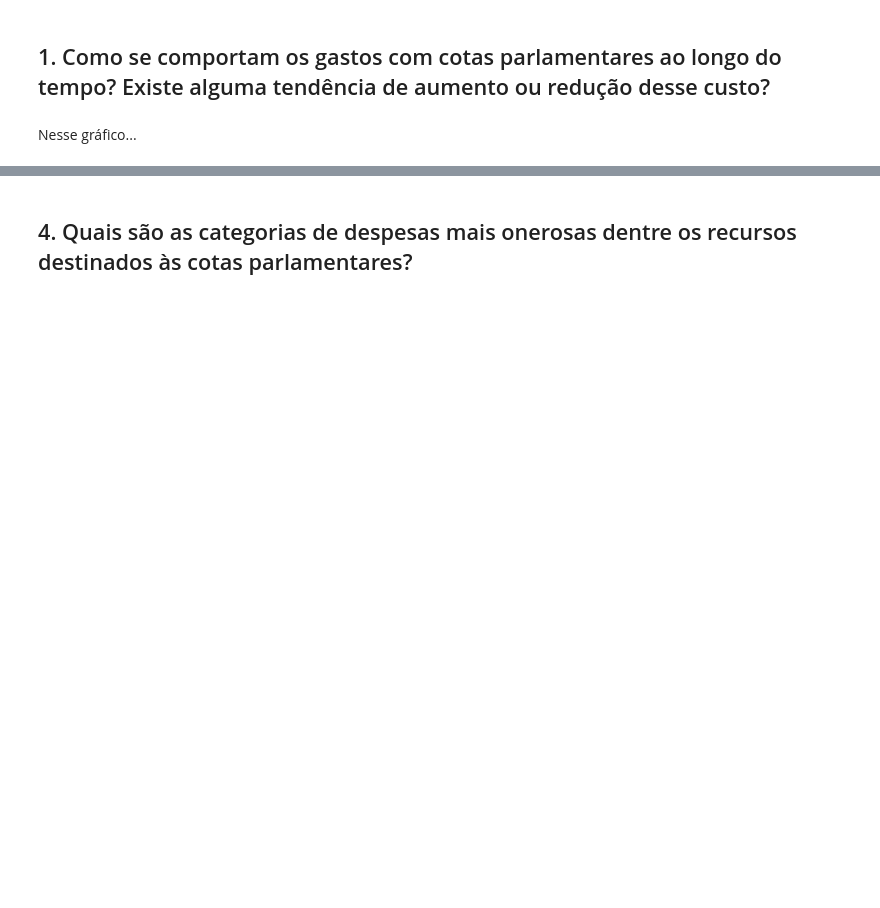
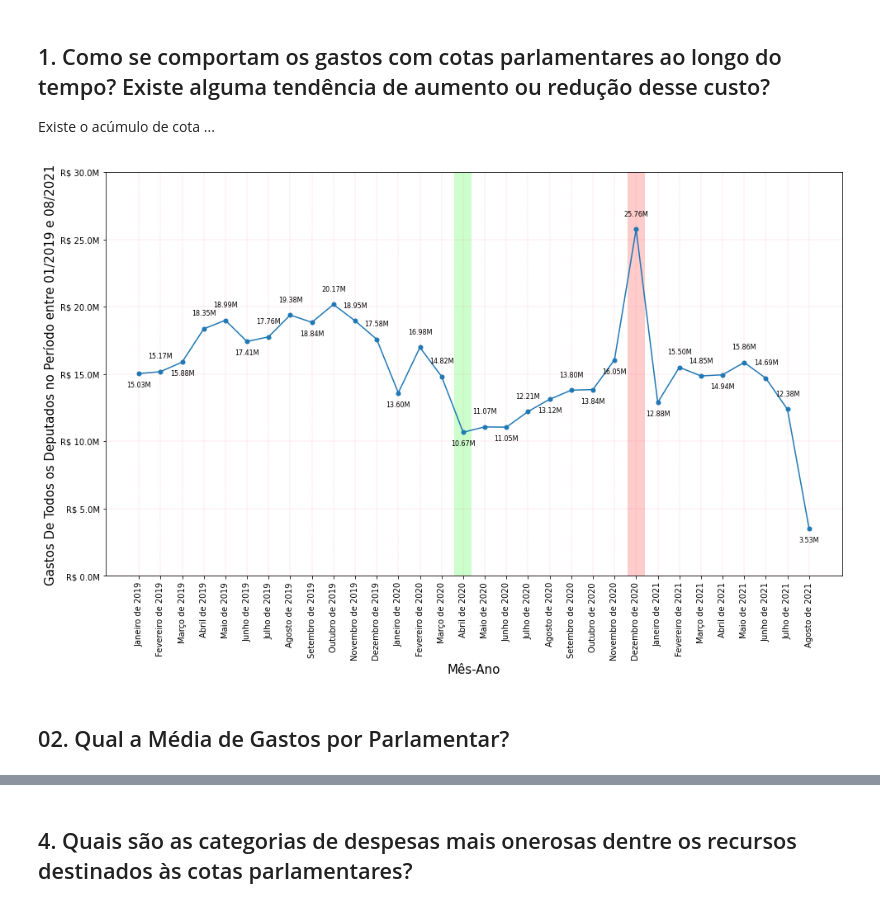
Before and after one commit to derekmartins/AnaliseCotaParlamentarDeputadosFederais, a Jupyter notebook: Análise Final.ipynb, the cells around one changed output, grey strips where cells are left out. Drawn from its saved outputs; the diff is of its cells as text; code cells hidden in the pictures; blank space fills up the shorter version.

Commit message:
Atualização dos Gráficos Análise Final

```diff
--- a/Análise Final.ipynb
+++ b/Análise Final.ipynb
@@ -7,8 +11,19 @@ df_2021 =liora.carregar_df_2021()
+# %%
+dado = utils.carregar_dados_todos_anos()
 # %% [markdown]
 ## 1. Como se comportam os gastos com cotas parlamentares ao longo do tempo? Existe alguma tendência de aumento ou redução desse custo?
+
+Existe o acúmulo de cota ...
-# %% [markdown]
-Nesse gráfico...
 # %%
+base = 1000000
+
+minimo, maximo = 0, 30_000_000
+
+
+colunas_analisadas = ['numAno', 'numMes', 'vlrDocumento', 'vlrLiquido']
+analise = dado[colunas_analisadas]
+analise_por_mes = analise.groupby(['numAno', 'numMes']).sum()
+
 fig, ax = plt.subplots()
 fig.patch.set_facecolor('white')
 
@@ -28,32 +43,36 @@ ax.set_xticklabels(indices, rotation=90)
 ax.grid(color=(1, 0.2, 0.5, 0.3), linestyle=':', linewidth=0.25)
 ax.set_ylim([min_y, max_y])
 ax.set_xlabel('Mês-Ano', fontsize=15)
 ax.set_ylabel(
     'Gastos De Todos os Deputados no Período entre 01/2019 e 08/2021', fontsize=15)
 
 ax.set_yticks(yticks)
 
 yticks = [f'R$ {x/1000000}M' for x in yticks]
 ax.set_yticklabels(yticks)
 
 valores = analise_por_mes.vlrDocumento.to_numpy()
 valores = np.concatenate(([max_y], valores, [max_y]))
 
 direcao_desvio = np.sign(np.diff(valores))
 direcao_desvio[[2, 19, 21, 22, 27]] = -1
 direcao_desvio[[10, 11, 14, 20, 26, 29, 30]] = 1
 desvios = direcao_desvio * (max_y/30)
 
 interate = zip(desvios, analise_por_mes.vlrDocumento.to_numpy())
 
 
 for eixo_x, (desvio_y, valor) in enumerate(interate):
     valor_sem_resto = valor - (valor % (base/100))
     coordenadas = (eixo_x, valor_sem_resto + desvio_y)
     ax.annotate(f'{(valor_sem_resto/base):4.2f}M',
                 coordenadas, fontsize=8, ha='center')
 
-plt.savefig('Gasto Total sem Barra Vertical.png', dpi=150, bbox_inches='tight')
+# plt.savefig('Gasto Total sem Barra Vertical.png', dpi=150, bbox_inches='tight')
 plt.bar([23, 15], [max_y, max_y], color=['#ffcccc', '#ccffcc'])
-plt.savefig('Gasto Total com Barra Vertical.png', dpi=150, bbox_inches='tight')
+# plt.savefig('Gasto Total com Barra Vertical.png', dpi=150, bbox_inches='tight')
 plt.show()
+# %% [output]
+[figure, added]
+# %% [markdown]
+## 02. Qual a Média de Gastos por Parlamentar?
```
Also changed, not shown: parts of 25 cells of this notebook.
